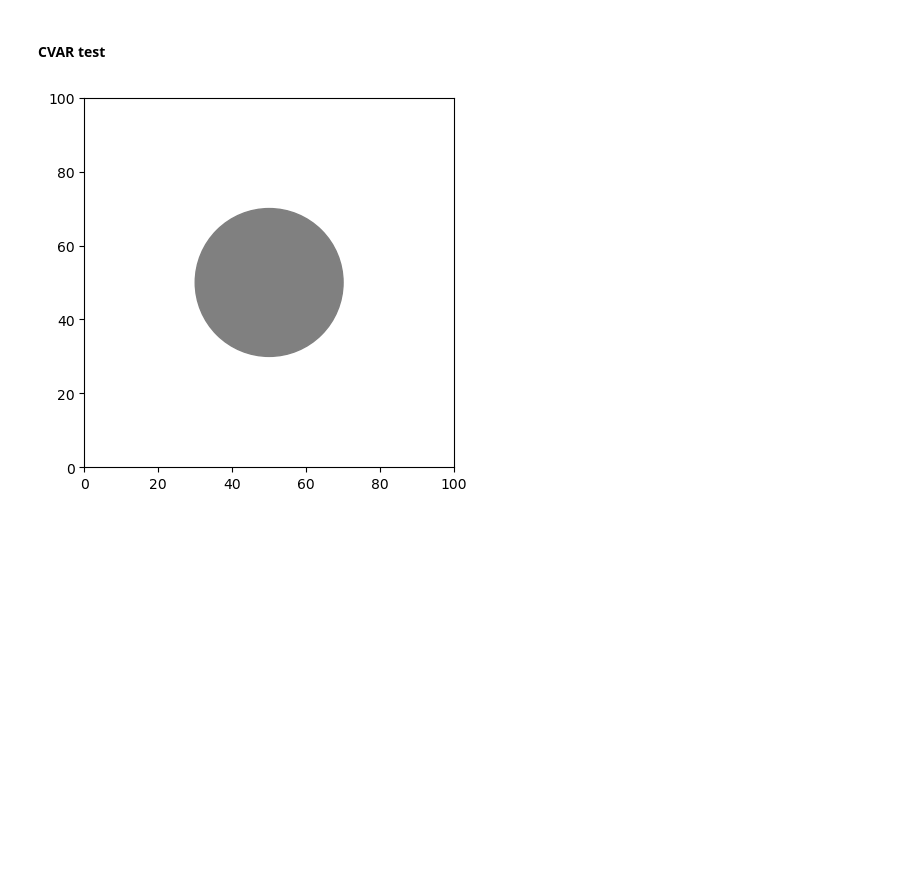
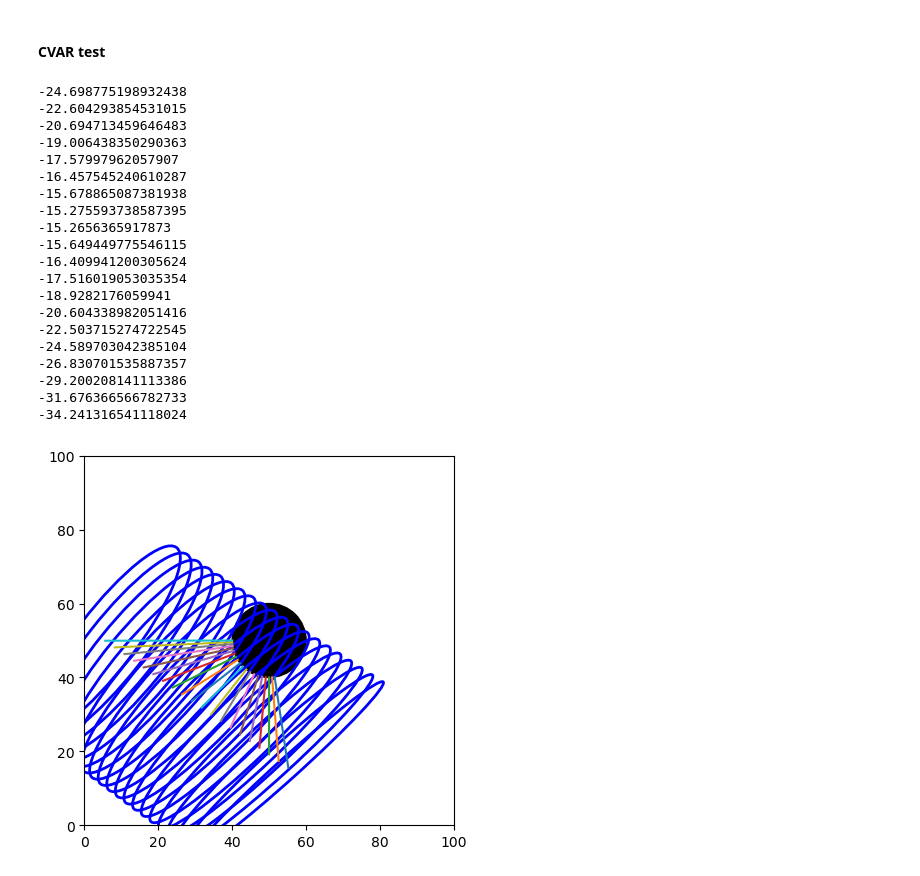
Before and after one commit to Zander-M/ST_Gaussian_PRM, a Jupyter notebook: experiment.ipynb, the cells around one changed output. Saved outputs shown, nothing was run; the diff lists cells and outputs as text; code cells hidden in the pictures; blank space fills up the shorter version.

```diff
--- a/experiment.ipynb
+++ b/experiment.ipynb
@@ -35,13 +35,2 @@ gaussian_prm.visualize_g_nodes("test_g_nodes")
 # %% [markdown]
 #### CVAR test
-# %%
-import numpy as np
-
-from swarm_prm.envs.roadmap import Roadmap, CircleObstacle
-roadmap = Roadmap(100, 100)
-pos = np.array([50, 50])
-obs = CircleObstacle(pos, 20)
-roadmap.add_obstacle(obs)
-roadmap.visualize()
-# %% [output]
-[figure, removed]
@@ -47,0 +93,49 @@ roadmap.visualize()
+# %%
+
+roadmap = Roadmap(100, 100)
+pos = np.array([50, 50])
+obs = CircleObstacle(pos, 10)
+thresh = -8
+tolerance = 0.95
+alpha = 0.95
+num_g_node = 20
+
+roadmap.add_obstacle(obs)
+fig, ax = roadmap.visualize()
+start_mean = np.random.rand(2) * 100
+goal_mean = np.random.rand(2) * 100
+
+temp = np.random.rand(2, 2) * 10
+start_cov =  temp @ temp.T
+temp = np.random.rand(2, 2) * 10
+goal_cov =  temp @ temp.T
+
+for i in range(num_g_node):
+    mean = i / (num_g_node) * start_mean + (num_g_node - i) / num_g_node * goal_mean
+    cov = i / (num_g_node) * start_cov + (num_g_node - i) / num_g_node * goal_cov
+
+    g_node = GaussianNode(mean, cov)
+    is_collision = obstacle_gaussian_collision(obs,  g_node, alpha, thresh, ax)
+    visualize_g_node(g_node, ax, tolerance, is_collision)
+# %% [output]
+-24.698775198932438
+-22.604293854531015
+-20.694713459646483
+-19.006438350290363
+-17.57997962057907
+-16.457545240610287
+-15.678865087381938
+-15.275593738587395
+-15.2656365917873
+-15.649449775546115
+-16.409941200305624
+-17.516019053035354
+-18.9282176059941
+-20.604338982051416
+-22.503715274722545
+-24.589703042385104
+-26.830701535887357
+-29.200208141113386
+-31.676366566782733
+-34.241316541118024
+[figure, added]
```
Also changed, not shown: parts of 4 cells of this notebook, 4 other files.
